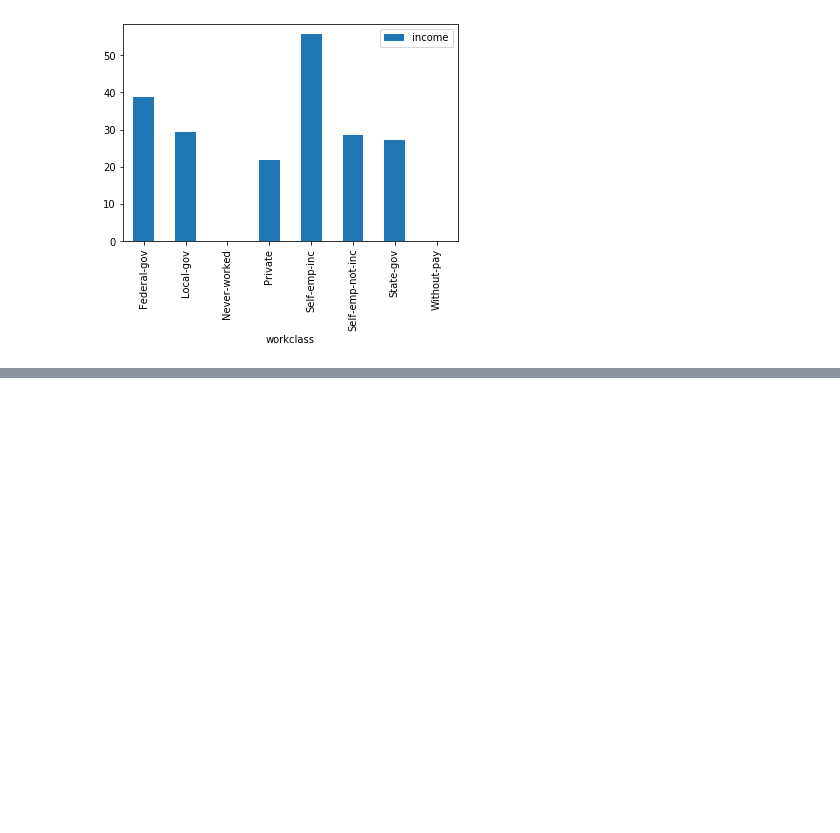
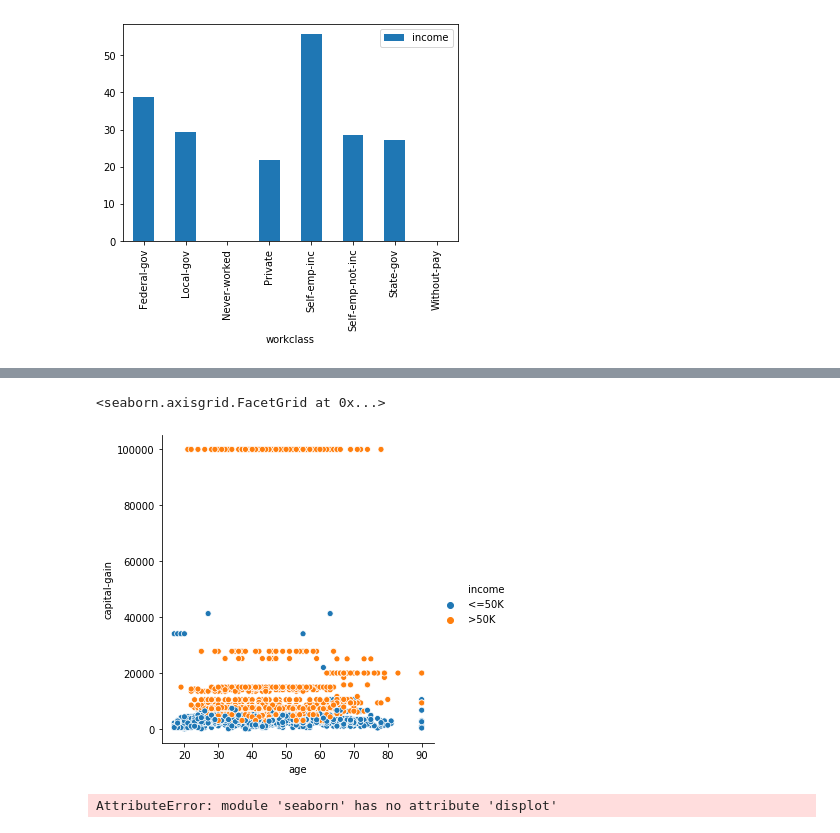
Before and after one commit to ShithiAhmed/census-income-data-visualization, a Jupyter notebook: project.ipynb, the cells around one changed output, grey strips where cells are left out. Cells and saved outputs as stored; diff of their text form; code cells hidden in the pictures; blank space fills up the shorter version.

```diff
--- a/project.ipynb
+++ b/project.ipynb
@@ -115,0 +158,15 @@ See the caveats in the documentation: https://pandas.pydata.org/pandas-docs/stab
+# %%
+import seaborn as sns
+sns.relplot(
+    data=df_filtered,
+    x='age',y='capital-gain',hue = 'income'
+)
+# %% [output]
+<seaborn.axisgrid.FacetGrid at 0x...>
+[figure, added]
+# %%
+sns.displot(
+    df_filtered, x="capital-gain", hue="income", kind="kde"
+)
+# %% [output]
+AttributeError: module 'seaborn' has no attribute 'displot'
```
Also changed, not shown: parts of 5 cells of this notebook.
